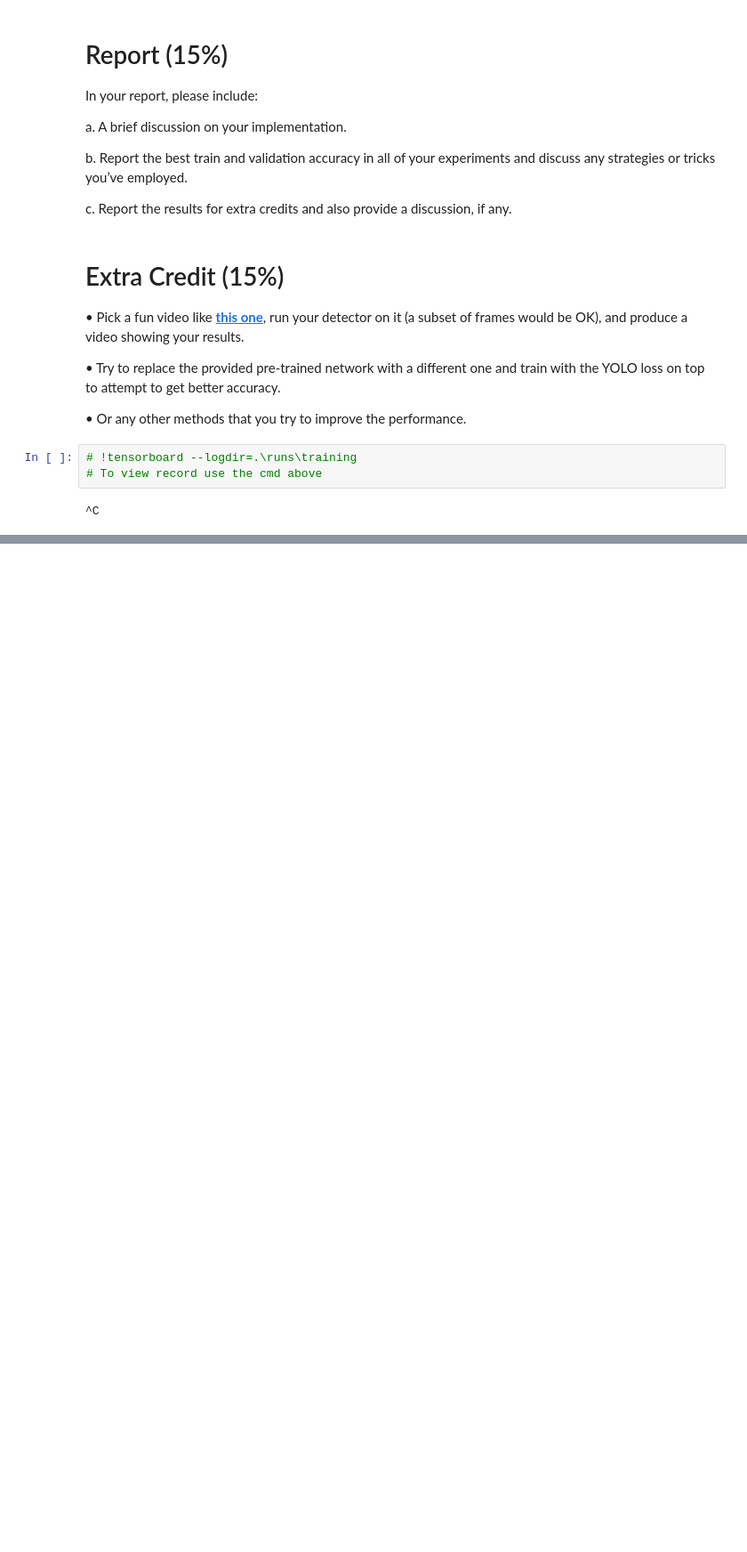
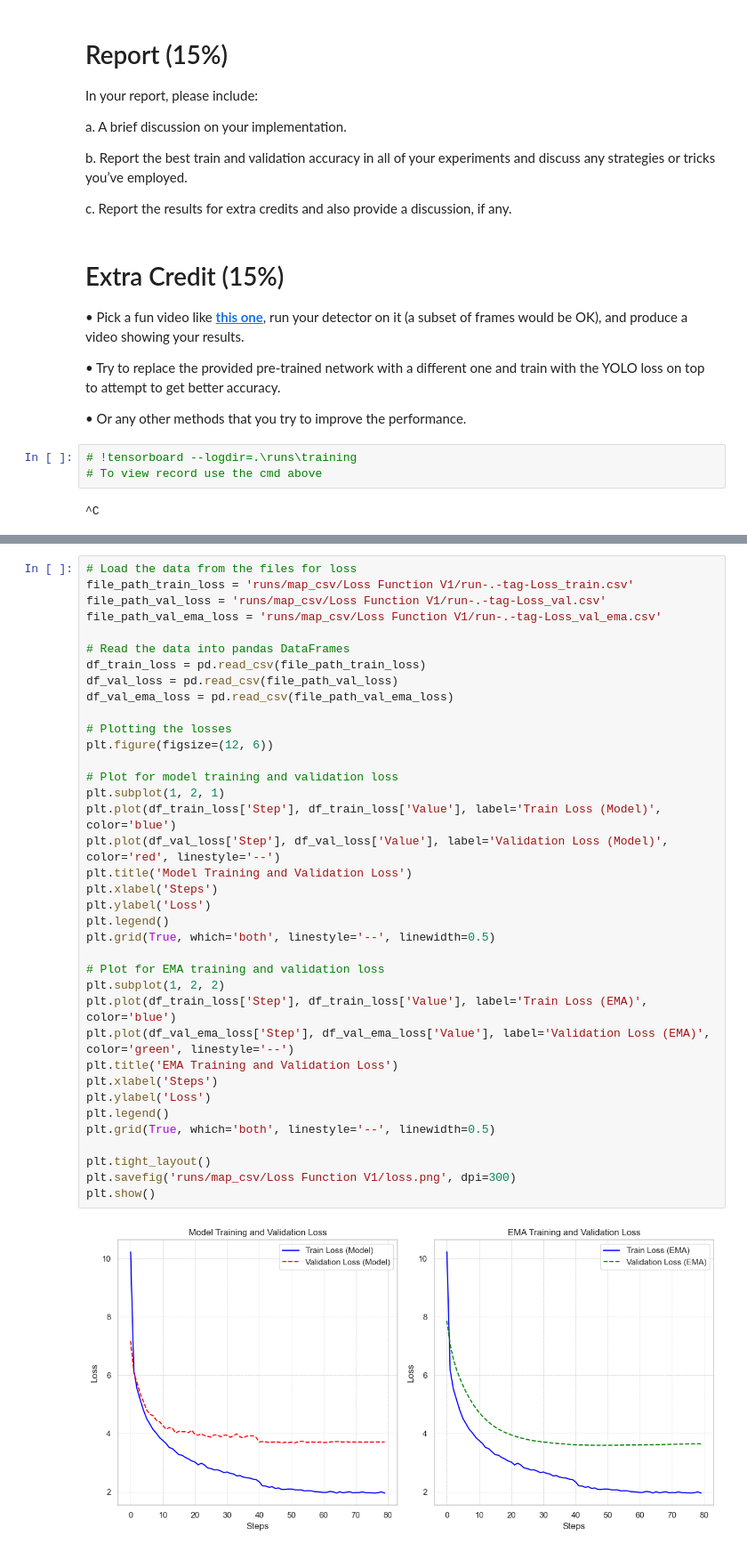
Before and after one commit to whats2000/Deep-Learning, a Jupyter notebook: PyTorch/Class/pytorch105/A5/A5.ipynb, the cells around one changed output, grey strips where cells are left out. Shown at 89% size. Cells and saved outputs as stored; diff of their text form; blank space fills up the shorter version.

```diff
--- a/PyTorch/Class/pytorch105/A5/A5.ipynb
+++ b/PyTorch/Class/pytorch105/A5/A5.ipynb
@@ -713,0 +662,39 @@ model_graph.visual_graph
+# %%
+# Load the data from the files for loss
+file_path_train_loss = 'runs/map_csv/Loss Function V1/run-.-tag-Loss_train.csv'
+file_path_val_loss = 'runs/map_csv/Loss Function V1/run-.-tag-Loss_val.csv'
+file_path_val_ema_loss = 'runs/map_csv/Loss Function V1/run-.-tag-Loss_val_ema.csv'
+
+# Read the data into pandas DataFrames
+df_train_loss = pd.read_csv(file_path_train_loss)
+df_val_loss = pd.read_csv(file_path_val_loss)
+df_val_ema_loss = pd.read_csv(file_path_val_ema_loss)
+
+# Plotting the losses
+plt.figure(figsize=(12, 6))
+
+# Plot for model training and validation loss
+plt.subplot(1, 2, 1)
+plt.plot(df_train_loss['Step'], df_train_loss['Value'], label='Train Loss (Model)', color='blue')
+plt.plot(df_val_loss['Step'], df_val_loss['Value'], label='Validation Loss (Model)', color='red', linestyle='--')
+plt.title('Model Training and Validation Loss')
+plt.xlabel('Steps')
+plt.ylabel('Loss')
+plt.legend()
+plt.grid(True, which='both', linestyle='--', linewidth=0.5)
+
+# Plot for EMA training and validation loss
+plt.subplot(1, 2, 2)
+plt.plot(df_train_loss['Step'], df_train_loss['Value'], label='Train Loss (EMA)', color='blue')
+plt.plot(df_val_ema_loss['Step'], df_val_ema_loss['Value'], label='Validation Loss (EMA)', color='green', linestyle='--')
+plt.title('EMA Training and Validation Loss')
+plt.xlabel('Steps')
+plt.ylabel('Loss')
+plt.legend()
+plt.grid(True, which='both', linestyle='--', linewidth=0.5)
+
+plt.tight_layout()
+plt.savefig('runs/map_csv/Loss Function V1/loss.png', dpi=300)
+plt.show()
+# %% [output]
+[figure, added]
```
Also changed, not shown: parts of 19 cells of this notebook, 5 other files.
